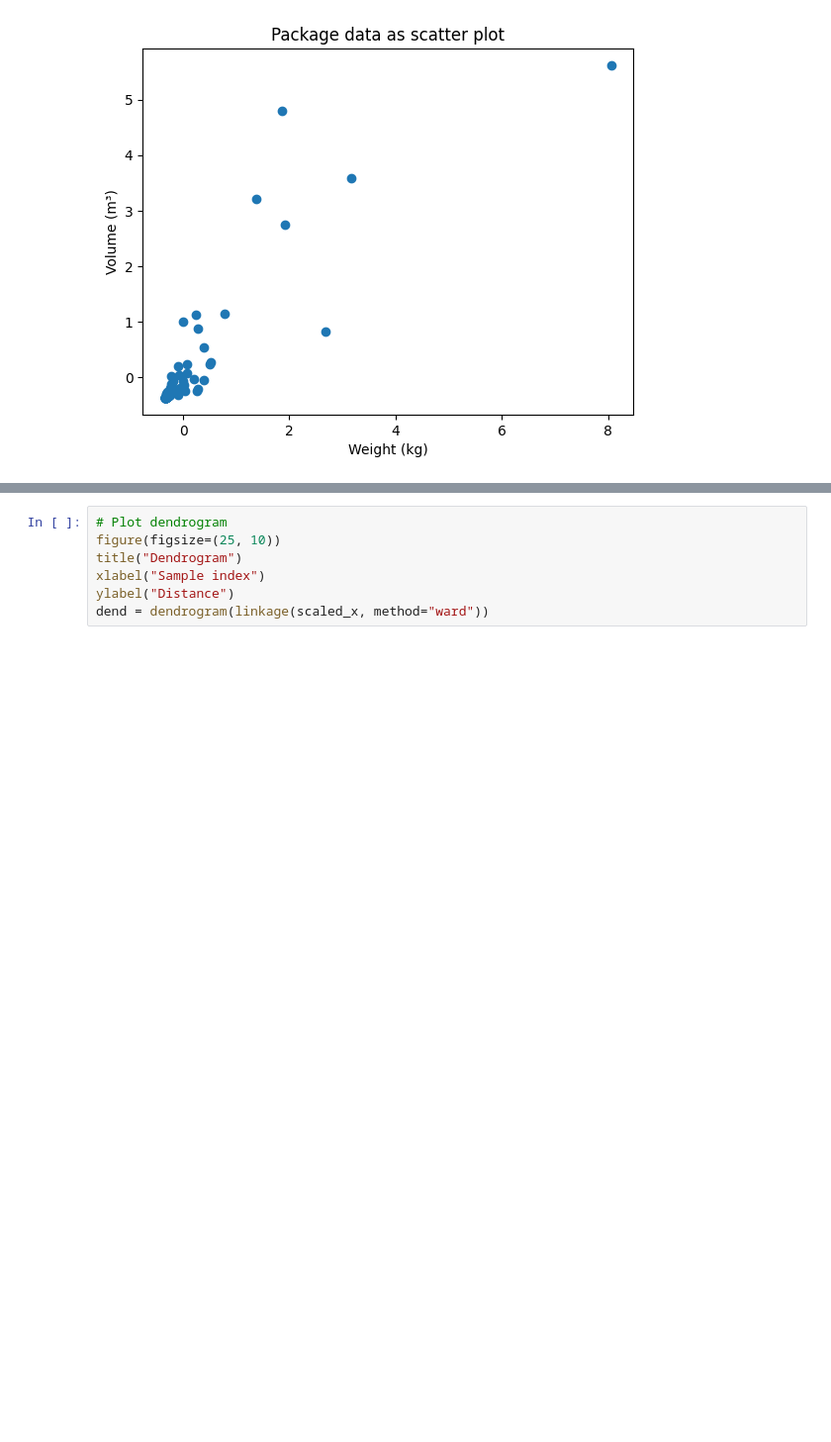
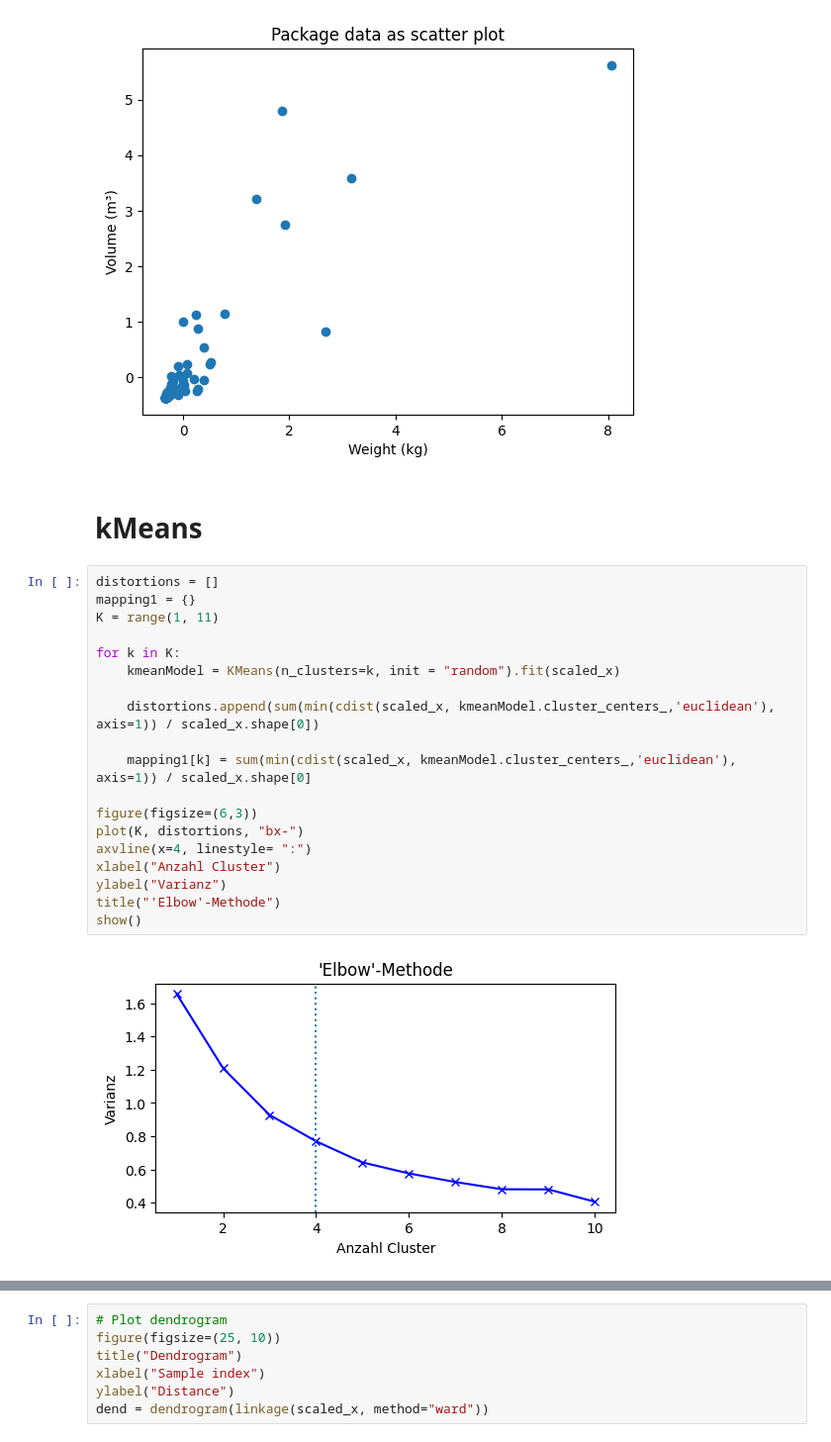
Before and after one commit to FrankCastlepancakes/ClusteringScikitLearn, a Jupyter notebook: notebook.ipynb, the cells around one changed output, grey strips where cells are left out. Shown at 99% size. Drawn from its saved outputs; the diff is of its cells as text; blank space fills up the shorter version.

```diff
--- a/notebook.ipynb
+++ b/notebook.ipynb
@@ -102,3 +99,26 @@ ylabel("Volume (m³)")
 # %% [output]
 Text(0, 0.5, 'Volume (m³)')
 [figure]
+# %% [markdown]
+# kMeans
+# %%
+distortions = []
+mapping1 = {}
+K = range(1, 11)
+
+for k in K:
+	kmeanModel = KMeans(n_clusters=k, init = "random").fit(scaled_x)
+
+	distortions.append(sum(min(cdist(scaled_x, kmeanModel.cluster_centers_,'euclidean'), axis=1)) / scaled_x.shape[0])
+
+	mapping1[k] = sum(min(cdist(scaled_x, kmeanModel.cluster_centers_,'euclidean'), axis=1)) / scaled_x.shape[0]
+
+figure(figsize=(6,3))
+plot(K, distortions, "bx-")
+axvline(x=4, linestyle= ":")
+xlabel("Anzahl Cluster")
+ylabel("Varianz")
+title("'Elbow'-Methode")
+show()
+# %% [output]
+[figure, added]
```
Also changed, not shown: parts of 9 cells of this notebook, 3 other files.
